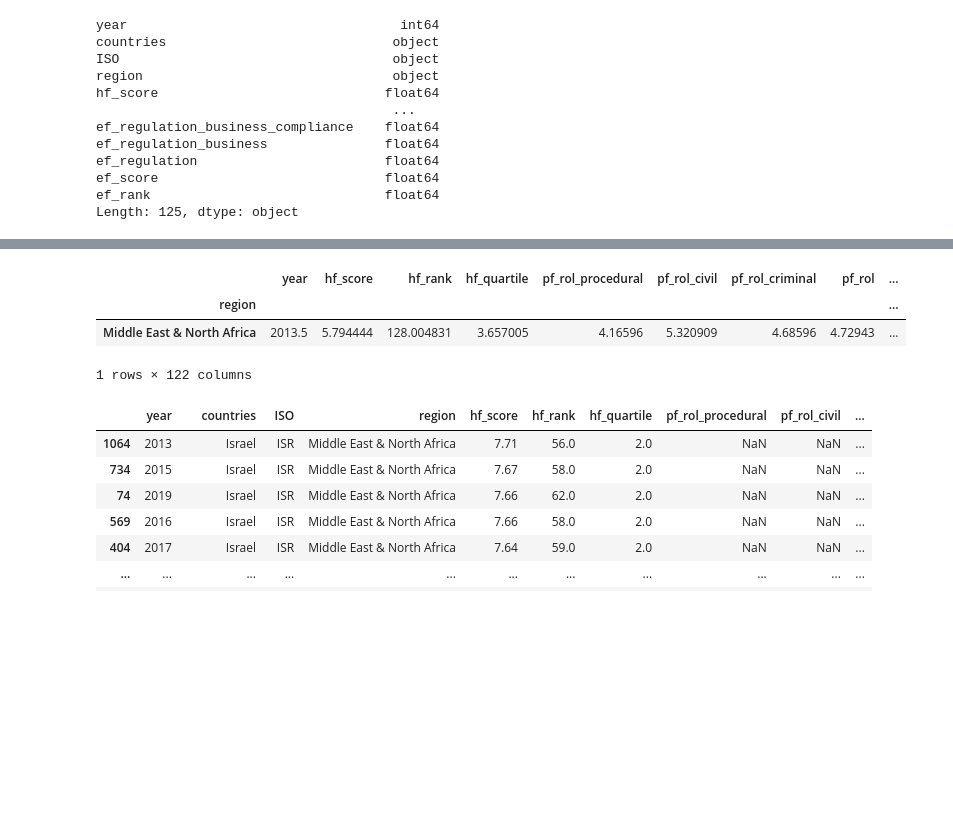
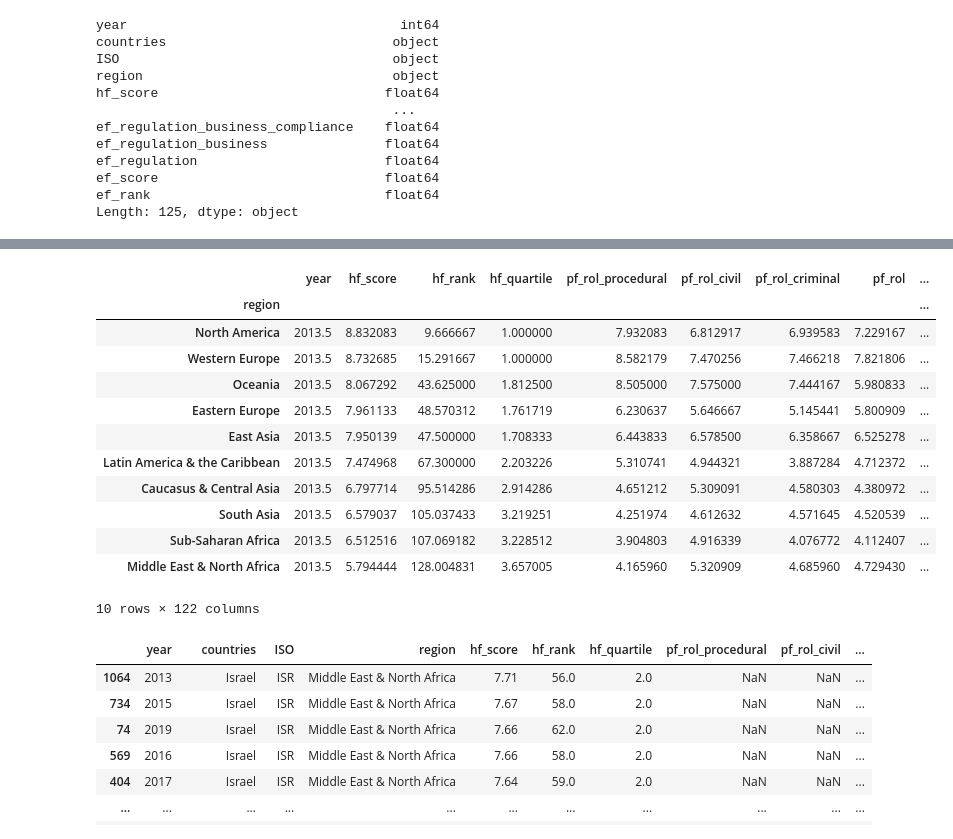
Before and after one commit to NJB7/HumanFreedomIndexProject, a Jupyter notebook: HFIProject.ipynb, the cells around one changed output, grey strips where cells are left out. Cells and saved outputs as stored; diff of their text form; code cells hidden in the pictures; blank space fills up the shorter version.

```diff
--- a/HFIProject.ipynb
+++ b/HFIProject.ipynb
@@ -52,11 +73,20 @@ Length: 125, dtype: object
 # %%
-(df3.groupby("region")
+(df1.groupby("region")
     .mean()
     .sort_values("hf_score", ascending = False))
 # %% [output]
 |  | year | hf_score | hf_rank | hf_quartile | pf_rol_procedural | pf_rol_civil | pf_rol_criminal | pf_rol | ... |
 | region |  |  |  |  |  |  |  |  | ... |
-| Middle East & North Africa | 2013.5 | 5.794444 | 128.004831 | 3.657005 | 4.16596 | 5.320909 | 4.68596 | 4.72943 | ... |
+| North America | 2013.5 | 8.832083 | 9.666667 | 1.000000 | 7.932083 | 6.812917 | 6.939583 | 7.229167 | ... |
+| Western Europe | 2013.5 | 8.732685 | 15.291667 | 1.000000 | 8.582179 | 7.470256 | 7.466218 | 7.821806 | ... |
+| Oceania | 2013.5 | 8.067292 | 43.625000 | 1.812500 | 8.505000 | 7.575000 | 7.444167 | 5.980833 | ... |
+| Eastern Europe | 2013.5 | 7.961133 | 48.570312 | 1.761719 | 6.230637 | 5.646667 | 5.145441 | 5.800909 | ... |
+| East Asia | 2013.5 | 7.950139 | 47.500000 | 1.708333 | 6.443833 | 6.578500 | 6.358667 | 6.525278 | ... |
+| Latin America & the Caribbean | 2013.5 | 7.474968 | 67.300000 | 2.203226 | 5.310741 | 4.944321 | 3.887284 | 4.712372 | ... |
+| Caucasus & Central Asia | 2013.5 | 6.797714 | 95.514286 | 2.914286 | 4.651212 | 5.309091 | 4.580303 | 4.380972 | ... |
+| South Asia | 2013.5 | 6.579037 | 105.037433 | 3.219251 | 4.251974 | 4.612632 | 4.571645 | 4.520539 | ... |
+| Sub-Saharan Africa | 2013.5 | 6.512516 | 107.069182 | 3.228512 | 3.904803 | 4.916339 | 4.076772 | 4.112407 | ... |
+| Middle East & North Africa | 2013.5 | 5.794444 | 128.004831 | 3.657005 | 4.165960 | 5.320909 | 4.685960 | 4.729430 | ... |
-1 rows × 122 columns
+10 rows × 122 columns
 # %%
 # single condition:
```
Also changed, not shown: parts of 18 cells of this notebook, 2 other files.
